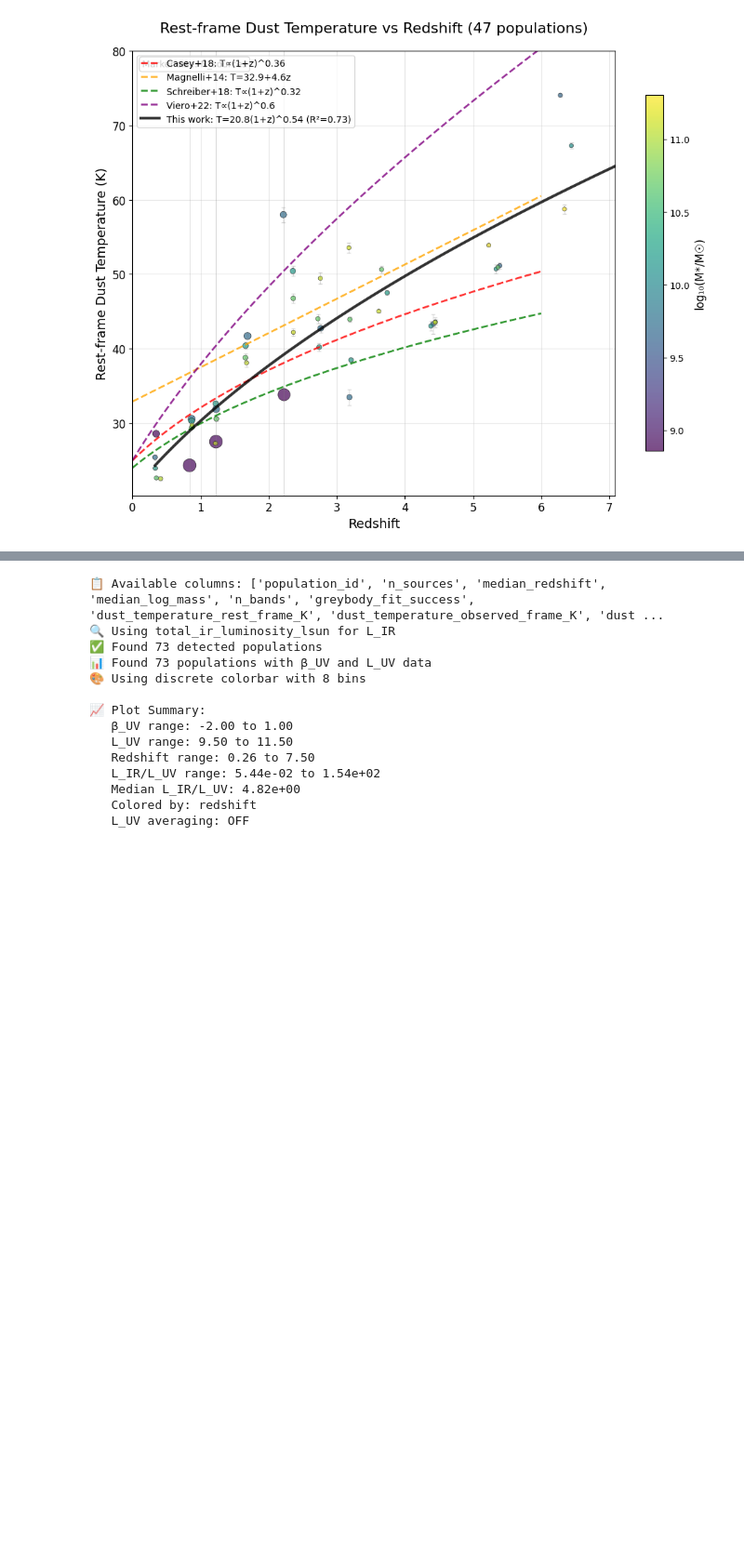
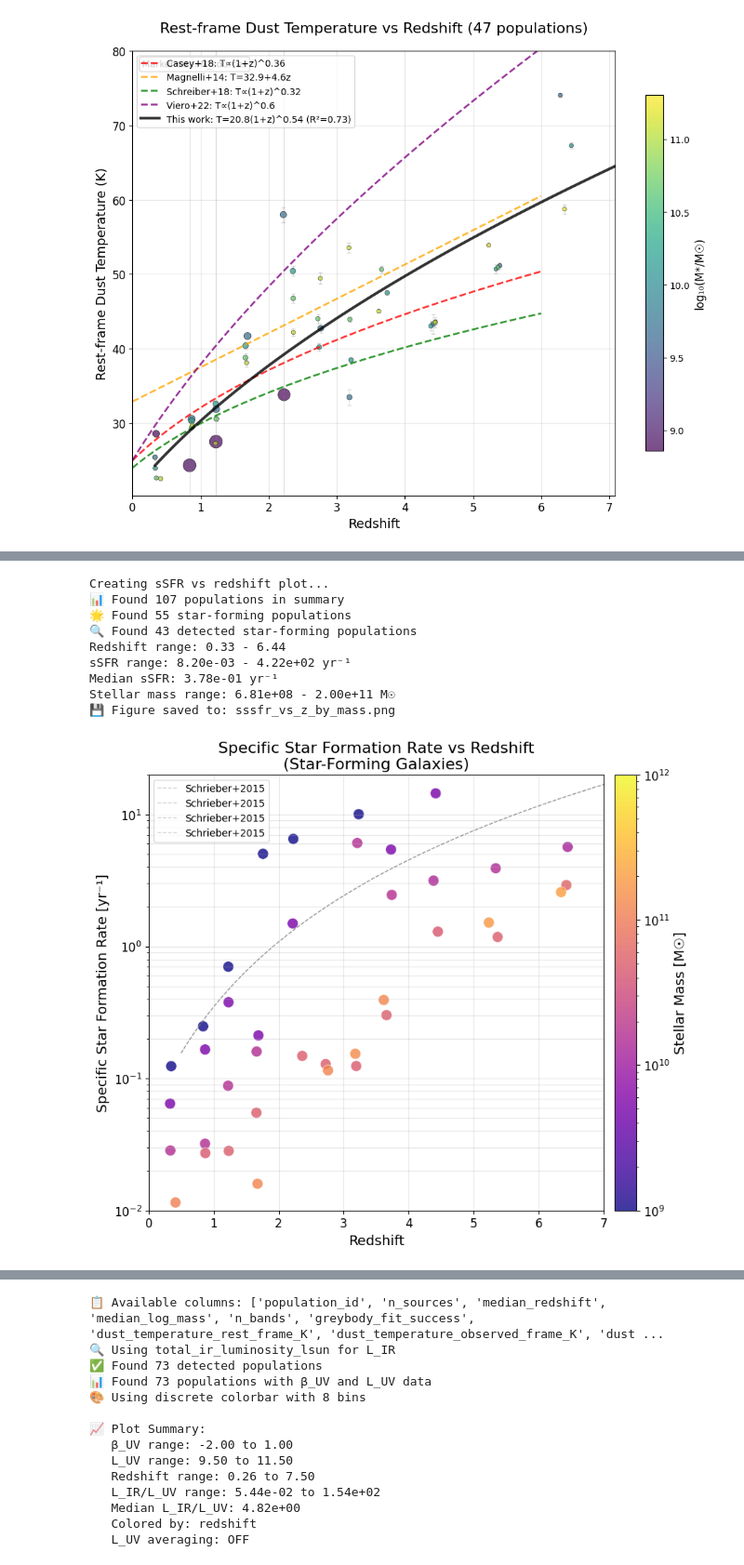
Before and after one commit to marcoviero/simstack4, a Jupyter notebook: notebooks/2025-06-20-load-json-fit-seds.ipynb, the cells around one changed output, grey strips where cells are left out. Shown at 93% size. Cells and saved outputs as stored; diff of their text form; code cells hidden in the pictures; blank space fills up the shorter version.

Commit message:
Add sSFR and SFRD plotting

```diff
--- a/notebooks/2025-06-20-load-json-fit-seds.ipynb
+++ b/notebooks/2025-06-20-load-json-fit-seds.ipynb
@@ -1417,0 +1583,22 @@ fig3, df = create_temperature_evolution_plot(wrapper,
+# %%
+# Plot sSFR vs redshift
+print("\nCreating sSFR vs redshift plot...")
+fig2, ax2 = plot_sfr_vs_redshift_by_mass(
+    wrapper,
+    save_path=f'ssfr_vs_z_by_mass.png',
+    figsize=(10, 8),
+    plot_specific_sfr=True
+)
+
+plt.show()
+# %% [output]
+Creating sSFR vs redshift plot...
+📊 Found 107 populations in summary
+🌟 Found 55 star-forming populations
+🔍 Found 43 detected star-forming populations
+Redshift range: 0.33 - 6.44
+sSFR range: 8.20e-03 - 4.22e+02 yr⁻¹
+Median sSFR: 3.78e-01 yr⁻¹
+Stellar mass range: 6.81e+08 - 2.00e+11 M☉
+💾 Figure saved to: sssfr_vs_z_by_mass.png
+[figure, added]
```
Also changed, not shown: parts of 14 cells of this notebook.
